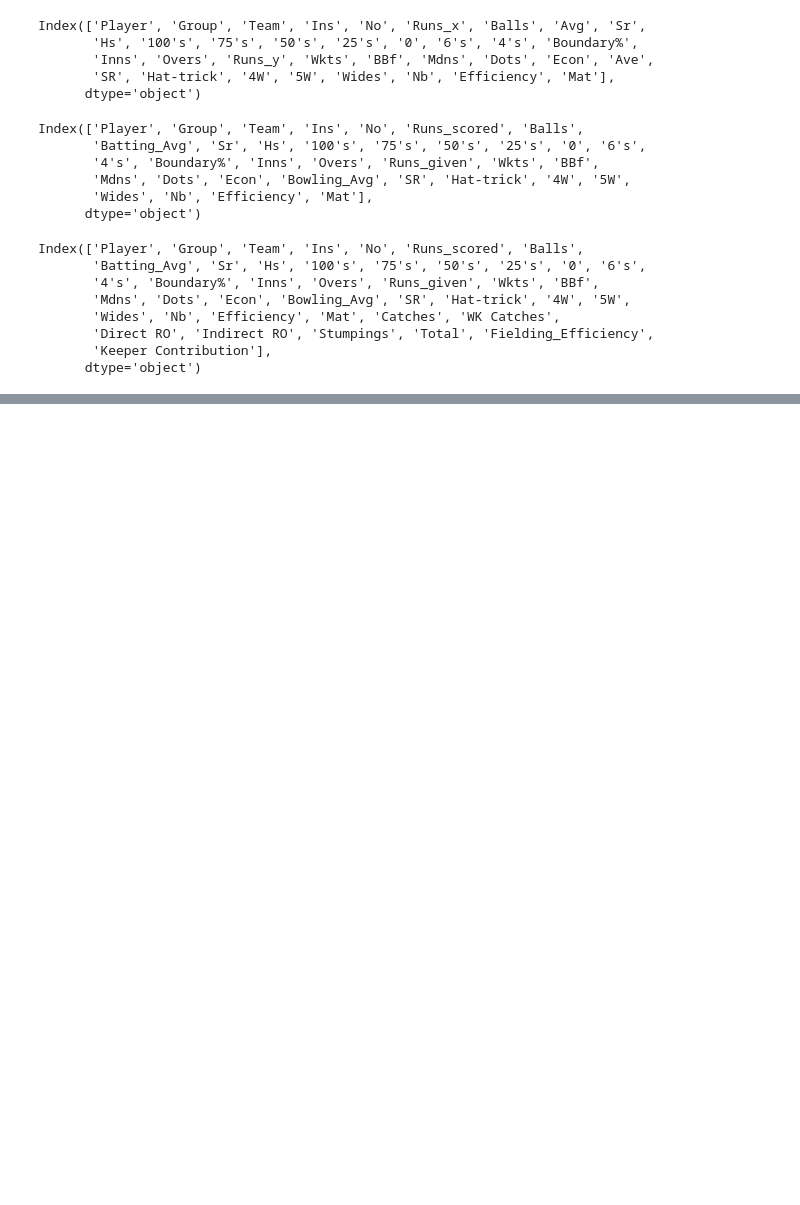
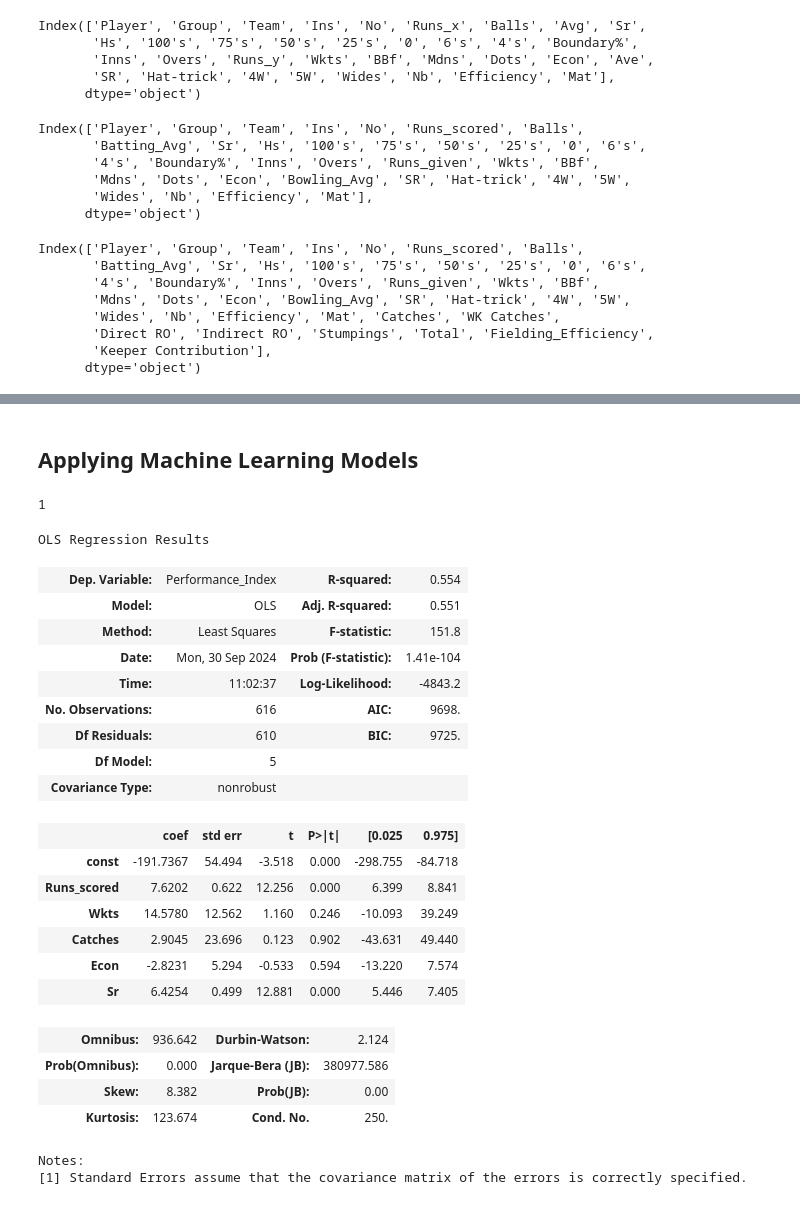
Before and after one commit to shaifalipatwal/NTCA-Cricket-Data-Analysis, a Jupyter notebook: NTCA Champions Division Analysis.ipynb, the cells around one changed output, grey strips where cells are left out. Cells and saved outputs as stored; diff of their text form; code cells hidden in the pictures; blank space fills up the shorter version.

```diff
--- a/NTCA Champions Division Analysis.ipynb
+++ b/NTCA Champions Division Analysis.ipynb
@@ -835,0 +957,4 @@ plt.show()
+# %%
+# Converting data type of "Total"
+cric_df['Total'] = cric_df['Total'].astype(float)
+cric_df["Total"].info()
@@ -835,0 +970,3 @@ plt.show()
+# %%
+# Now again creating doing the feature engineering and creating Performance_Index column.
+cric_df['Performance_Index'] = (cric_df['Batting_Efficiency'] + cric_df['Bowling_Efficiency'] + cric_df['Total']) / 3
@@ -835,0 +994,2 @@ plt.show()
+# %% [markdown]
+## Applying Machine Learning Models
@@ -835,0 +1000,10 @@ plt.show()
+# %%
+# Defining x and y
+X = cric_df[['Runs_scored','Wkts','Catches','Econ','Sr']]
+y=cric_df['Performance_Index']
+# %%
+# As our predictive model getting infinity values in y variable error, we are checking how many infinity values do we have
+import numpy as np
+np.isinf(cric_df["Performance_Index"]).sum()
+# %% [output]
+1
@@ -835,0 +1017,35 @@ plt.show()
+# %%
+# Splitting data
+X_train, X_test, y_train, y_test = train_test_split(X, y, test_size=0.2, random_state=42)
+
+# Add a constant to X_train for the intercept
+X_train_const = sm.add_constant(X_train)
+
+# Fit the model using OLS (Ordinary Least Squares) from statsmodels
+model = sm.OLS(y_train, X_train_const).fit()
+# %%
+model.summary()
+# %% [output]
+OLS Regression Results
+| Dep. Variable: | Performance_Index | R-squared: | 0.554 |
+| Model: | OLS | Adj. R-squared: | 0.551 |
+| Method: | Least Squares | F-statistic: | 151.8 |
+| Date: | Mon, 30 Sep 2024 | Prob (F-statistic): | 1.41e-104 |
+| Time: | 11:02:37 | Log-Likelihood: | -4843.2 |
+| No. Observations: | 616 | AIC: | 9698. |
+| Df Residuals: | 610 | BIC: | 9725. |
+| Df Model: | 5 |  |  |
+| Covariance Type: | nonrobust |  |  |
+|  | coef | std err | t | P>|t| | [0.025 | 0.975] |
+| const | -191.7367 | 54.494 | -3.518 | 0.000 | -298.755 | -84.718 |
+| Runs_scored | 7.6202 | 0.622 | 12.256 | 0.000 | 6.399 | 8.841 |
+| Wkts | 14.5780 | 12.562 | 1.160 | 0.246 | -10.093 | 39.249 |
+| Catches | 2.9045 | 23.696 | 0.123 | 0.902 | -43.631 | 49.440 |
+| Econ | -2.8231 | 5.294 | -0.533 | 0.594 | -13.220 | 7.574 |
+| Sr | 6.4254 | 0.499 | 12.881 | 0.000 | 5.446 | 7.405 |
+| Omnibus: | 936.642 | Durbin-Watson: | 2.124 |
+| Prob(Omnibus): | 0.000 | Jarque-Bera (JB): | 380977.586 |
+| Skew: | 8.382 | Prob(JB): | 0.00 |
+| Kurtosis: | 123.674 | Cond. No. | 250. |
+Notes:
+[1] Standard Errors assume that the covariance matrix of the errors is correctly specified.
```
Also changed, not shown: parts of 73 cells of this notebook.
